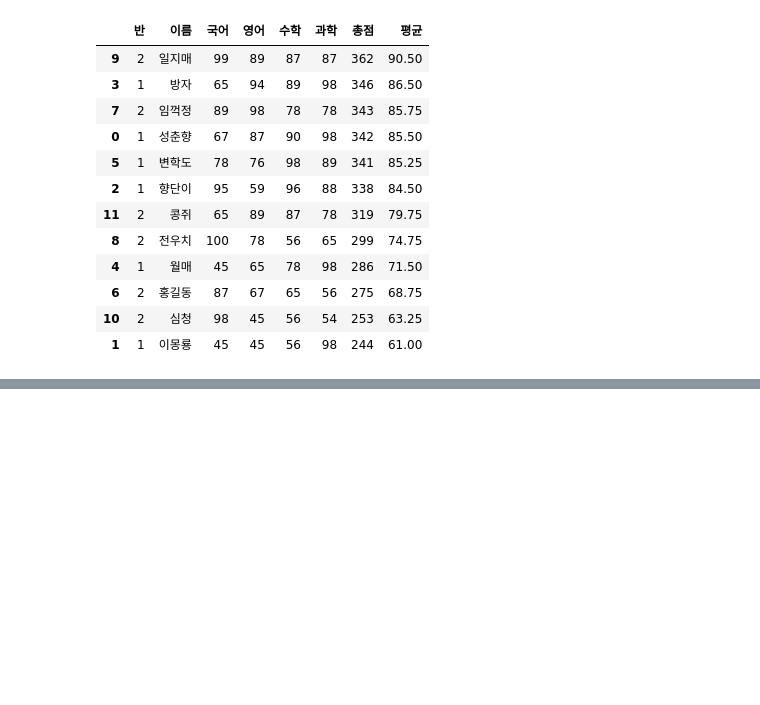
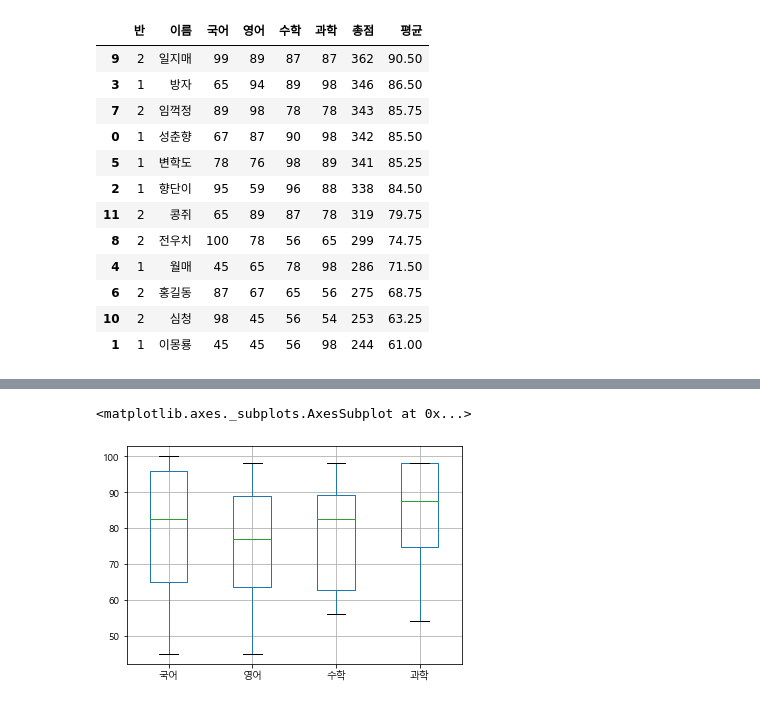
Before and after one commit to gotocernlikelion/study_ai, a Jupyter notebook: day02.ipynb, the cells around one changed output, grey strips where cells are left out. Saved outputs shown, nothing was run; the diff lists cells and outputs as text; code cells hidden in the pictures; blank space fills up the shorter version.

```diff
--- a/day02.ipynb
+++ b/day02.ipynb
@@ -86,0 +177,5 @@ df2
+# %%
+df[subjects].boxplot()
+# %% [output]
+<matplotlib.axes._subplots.AxesSubplot at 0x...>
+[figure, added]
```
Also changed, not shown: parts of 60 cells of this notebook.
